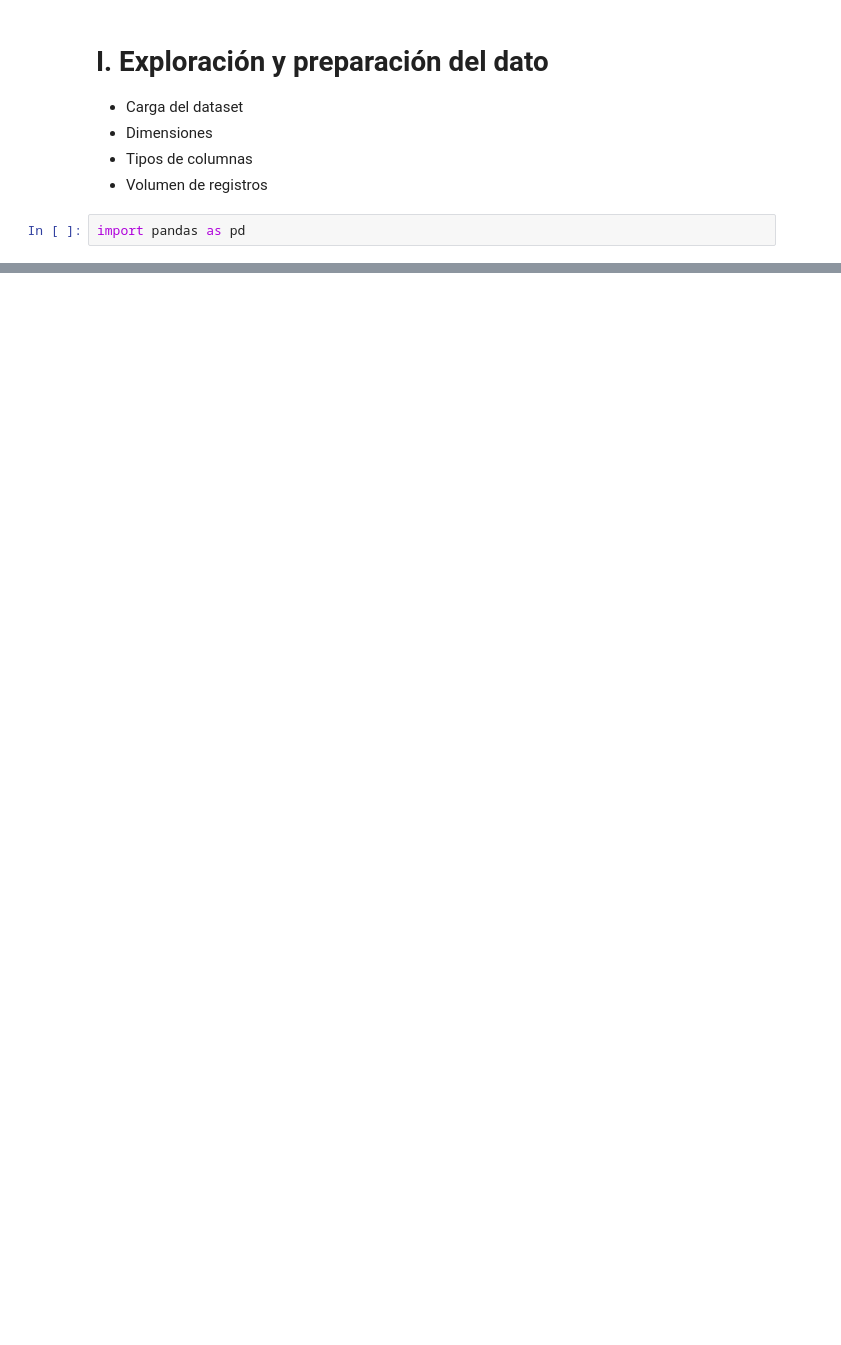
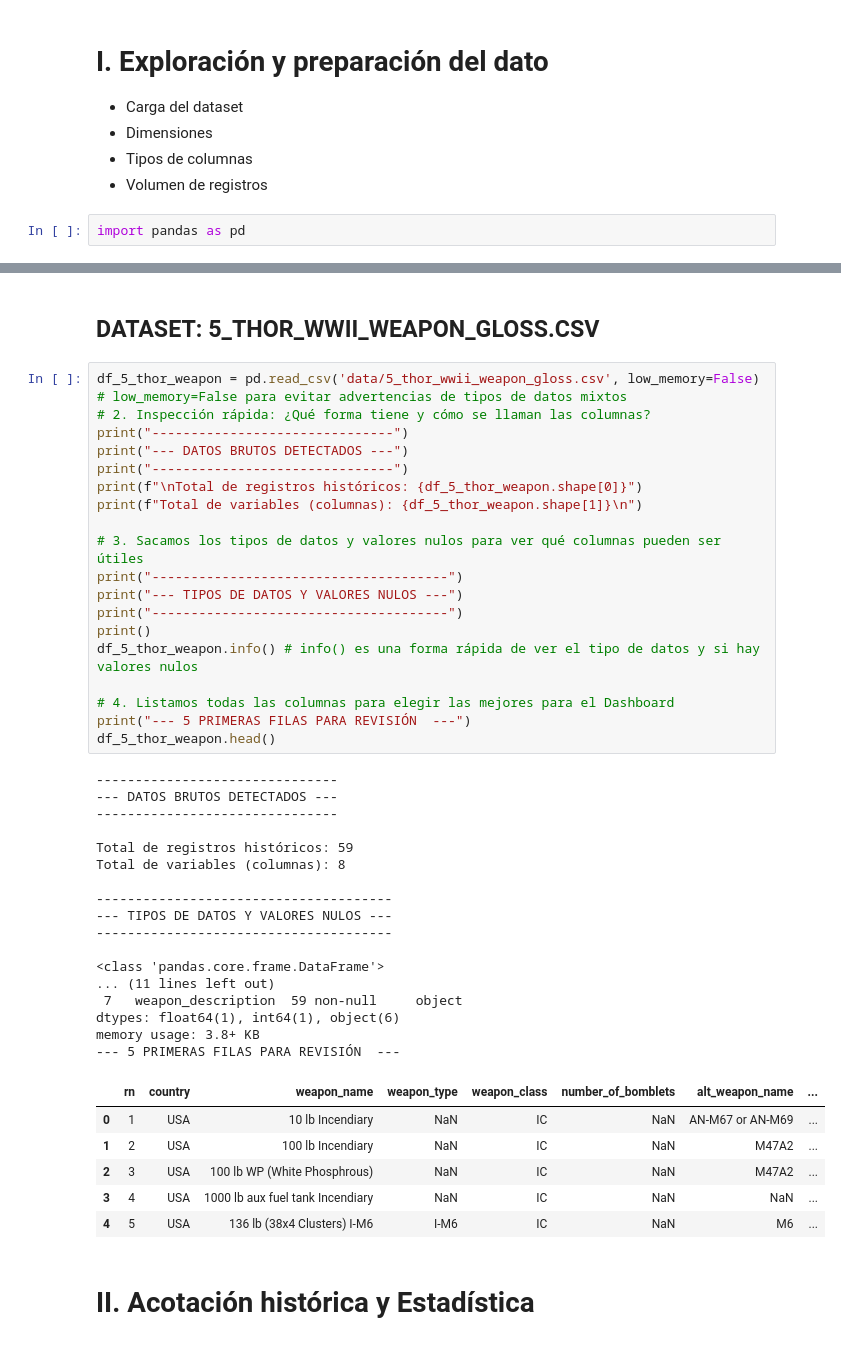
Before and after one commit to HelenDiMo/archaios-data-Intelligence, a Jupyter notebook: desembarco_normandia.ipynb, the cells around one changed output, grey strips where cells are left out. Saved outputs shown, nothing was run; the diff lists cells and outputs as text; blank space fills up the shorter version.

```diff
--- a/desembarco_normandia.ipynb
+++ b/desembarco_normandia.ipynb
@@ -46,0 +228,47 @@ Filas: 1109 | Columnas: 21
+# %% [markdown]
+## DATASET: 5_THOR_WWII_WEAPON_GLOSS.CSV
+# %%
+df_5_thor_weapon = pd.read_csv('data/5_thor_wwii_weapon_gloss.csv', low_memory=False) # low_memory=False para evitar advertencias de tipos de datos mixtos
+# 2. Inspección rápida: ¿Qué forma tiene y cómo se llaman las columnas?
+print("-------------------------------")
+print("--- DATOS BRUTOS DETECTADOS ---")
+print("-------------------------------")
+print(f"\nTotal de registros históricos: {df_5_thor_weapon.shape[0]}")
+print(f"Total de variables (columnas): {df_5_thor_weapon.shape[1]}\n")
+
+# 3. Sacamos los tipos de datos y valores nulos para ver qué columnas pueden ser útiles
+print("--------------------------------------")
+print("--- TIPOS DE DATOS Y VALORES NULOS ---")
+print("--------------------------------------")
+print()
+df_5_thor_weapon.info() # info() es una forma rápida de ver el tipo de datos y si hay valores nulos
+
+# 4. Listamos todas las columnas para elegir las mejores para el Dashboard
+print("--- 5 PRIMERAS FILAS PARA REVISIÓN  ---")
+df_5_thor_weapon.head()
+# %% [output]
+-------------------------------
+--- DATOS BRUTOS DETECTADOS ---
+-------------------------------
+
+Total de registros históricos: 59
+Total de variables (columnas): 8
+
+--------------------------------------
+--- TIPOS DE DATOS Y VALORES NULOS ---
+--------------------------------------
+
+<class 'pandas.core.frame.DataFrame'>
+... (11 lines left out)
+ 7   weapon_description  59 non-null     object
+dtypes: float64(1), int64(1), object(6)
+memory usage: 3.8+ KB
+--- 5 PRIMERAS FILAS PARA REVISIÓN  ---
+|  | rn | country | weapon_name | weapon_type | weapon_class | number_of_bomblets | alt_weapon_name | ... |
+| 0 | 1 | USA | 10 lb Incendiary | NaN | IC | NaN | AN-M67 or AN-M69 | ... |
+| 1 | 2 | USA | 100 lb Incendiary | NaN | IC | NaN | M47A2 | ... |
+| 2 | 3 | USA | 100 lb WP (White Phosphrous) | NaN | IC | NaN | M47A2 | ... |
+| 3 | 4 | USA | 1000 lb aux fuel tank Incendiary | NaN | IC | NaN | NaN | ... |
+| 4 | 5 | USA | 136 lb (38x4 Clusters) I-M6 | I-M6 | IC | NaN | M6 | ... |
+# %% [markdown]
+# II. Acotación histórica y Estadística
```
Also changed, not shown: parts of 18 cells of this notebook, 11 other files.
